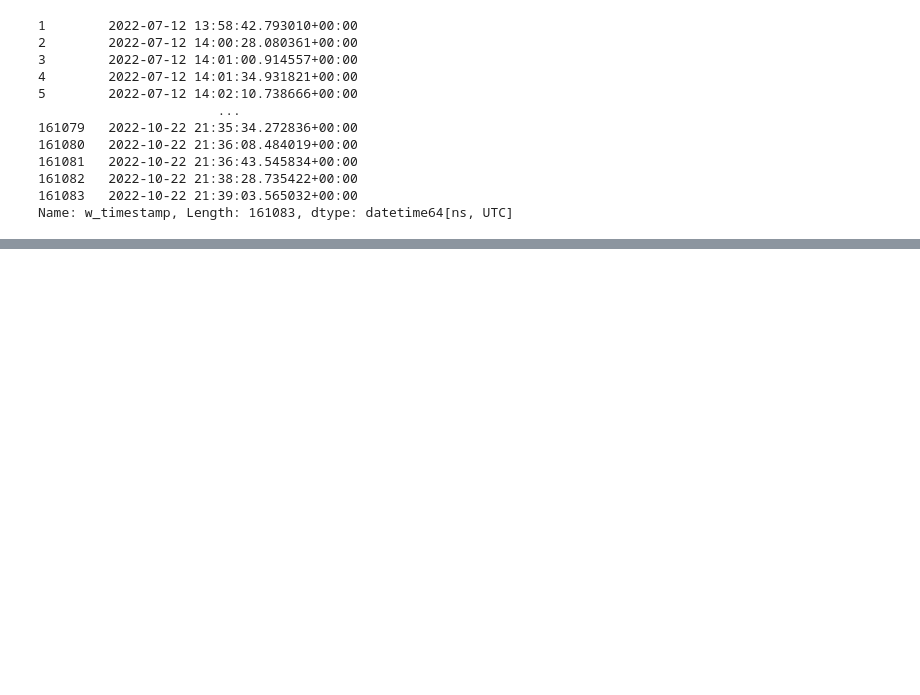
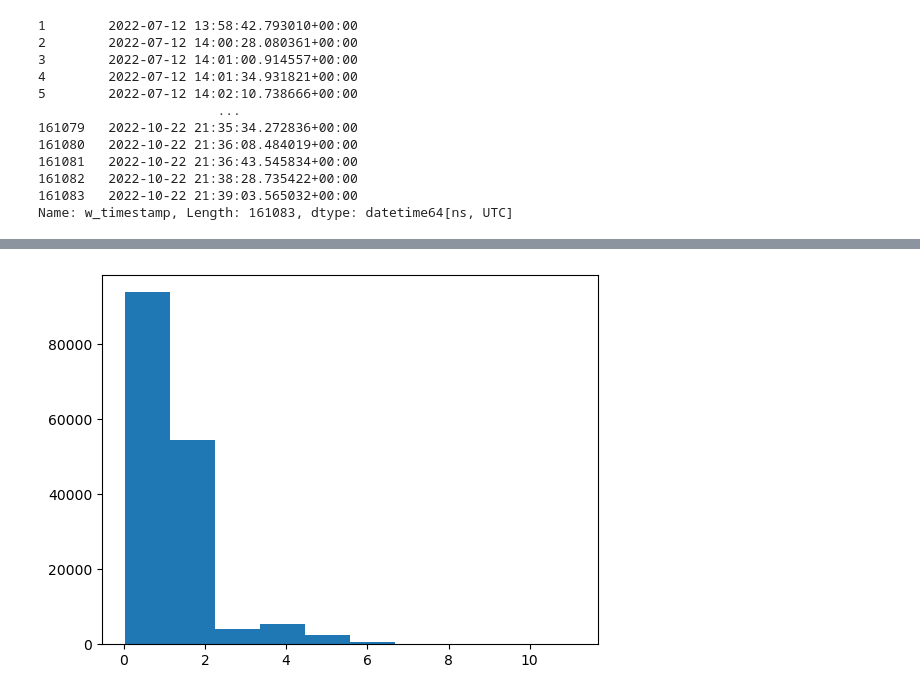
Before and after one commit to Oluwajuwon-O/project_notebooks, a Jupyter notebook: forecasting.ipynb, the cells around one changed output, grey strips where cells are left out. Saved outputs shown, nothing was run; the diff lists cells and outputs as text; code cells hidden in the pictures; blank space fills up the shorter version.

```diff
--- a/forecasting.ipynb
+++ b/forecasting.ipynb
@@ -319,0 +354,4 @@ Timestamp('2023-06-09 00:00:00')
+# %%
+plt.hist(ondo['current']);
+# %% [output]
+[figure, added]
```
Also changed, not shown: parts of 26 cells of this notebook, 1 other file.
